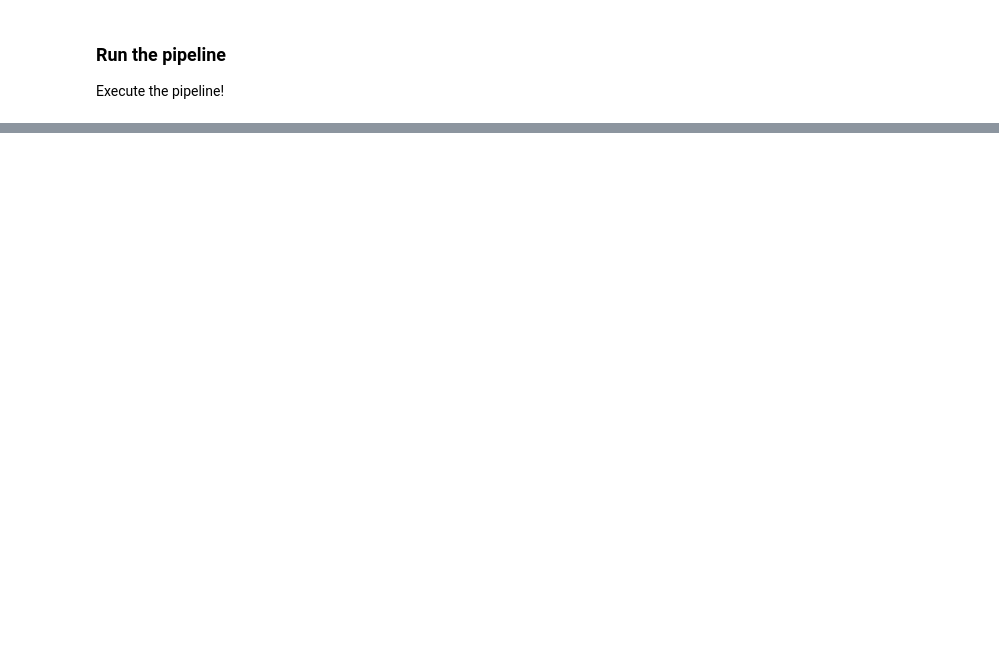
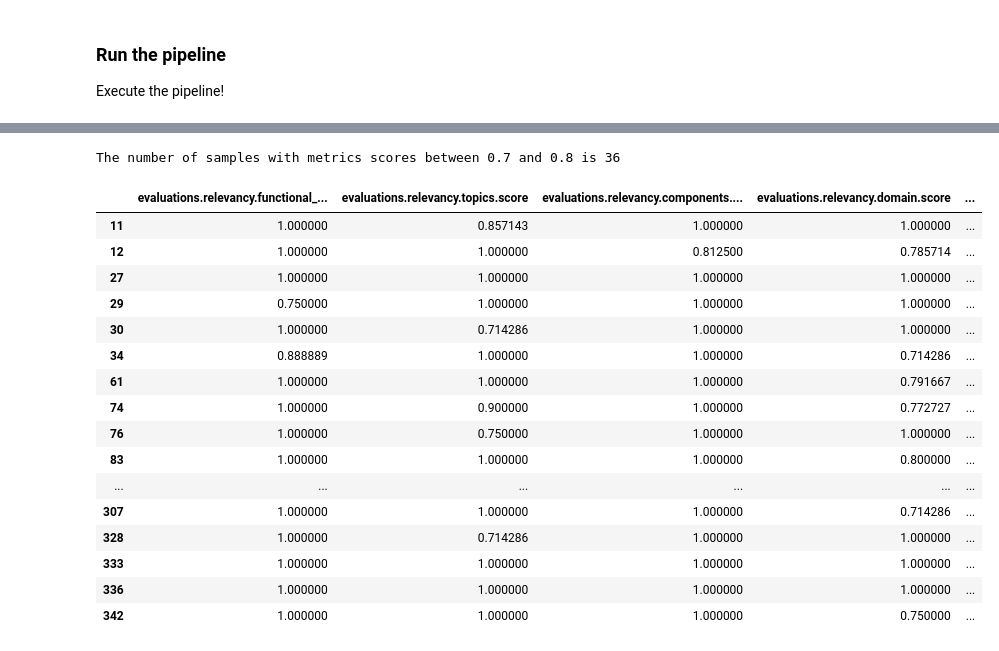
Before and after one commit to agapebondservant/code-generation-capstone, a Jupyter notebook: eda/code_generation_eda.ipynb, the cells around one changed output, grey strips where cells are left out. Saved outputs shown, nothing was run; the diff lists cells and outputs as text; code cells hidden in the pictures; blank space fills up the shorter version.

```diff
--- a/eda/code_generation_eda.ipynb
+++ b/eda/code_generation_eda.ipynb
@@ -584,0 +1044,9 @@ data_extraction_pipeline()
+# %%
+#################################################################
+# Evaluating samples with evaluation scores between 0.5 and 0.6
+#################################################################
+excluded_columns = evaluations_df.filter(regex='.+business_requirements|coherence').columns
+df_2 = evaluations_df.drop(columns=excluded_columns, errors="ignore")
+results = df_2[((df_2[df_2.columns]>0.5) & (df_2[df_2.columns]<0.6)).any(axis=1)]
+print(f"The number of samples with metrics scores between 0.5 and 0.6 is {len(results)}")
+results
@@ -584,0 +1097,26 @@ data_extraction_pipeline()
+# %%
+#################################################################
+# Evaluating samples with evaluation scores between 0.7 and 0.8
+#################################################################
+results = df_2[((df_2[df_2.columns]>0.7) & (df_2[df_2.columns]<0.8)).any(axis=1)]
+print(f"The number of samples with metrics scores between 0.7 and 0.8 is {len(results)}")
+results
+# %% [output]
+The number of samples with metrics scores between 0.7 and 0.8 is 36
+|  | evaluations.relevancy.functional_... | evaluations.relevancy.topics.score | evaluations.relevancy.components.... | evaluations.relevancy.domain.score | ... |
+| 11 | 1.000000 | 0.857143 | 1.000000 | 1.000000 | ... |
+| 12 | 1.000000 | 1.000000 | 0.812500 | 0.785714 | ... |
+| 27 | 1.000000 | 1.000000 | 1.000000 | 1.000000 | ... |
+| 29 | 0.750000 | 1.000000 | 1.000000 | 1.000000 | ... |
+| 30 | 1.000000 | 0.714286 | 1.000000 | 1.000000 | ... |
+| 34 | 0.888889 | 1.000000 | 1.000000 | 0.714286 | ... |
+| 61 | 1.000000 | 1.000000 | 1.000000 | 0.791667 | ... |
+| 74 | 1.000000 | 0.900000 | 1.000000 | 0.772727 | ... |
+| 76 | 1.000000 | 0.750000 | 1.000000 | 1.000000 | ... |
+| 83 | 1.000000 | 1.000000 | 1.000000 | 0.800000 | ... |
+| ... | ... | ... | ... | ... | ... |
+| 307 | 1.000000 | 1.000000 | 1.000000 | 0.714286 | ... |
+| 328 | 1.000000 | 0.714286 | 1.000000 | 1.000000 | ... |
+| 333 | 1.000000 | 1.000000 | 1.000000 | 1.000000 | ... |
+| 336 | 1.000000 | 1.000000 | 1.000000 | 1.000000 | ... |
+| 342 | 1.000000 | 1.000000 | 1.000000 | 0.750000 | ... |
```
Also changed, not shown: parts of 35 cells of this notebook, 3 other files.
